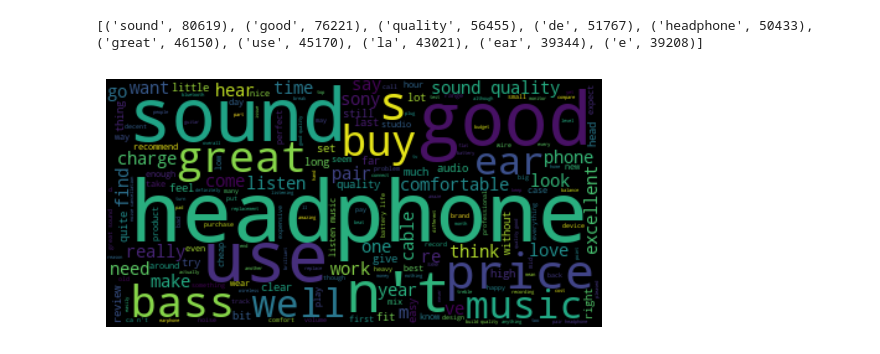
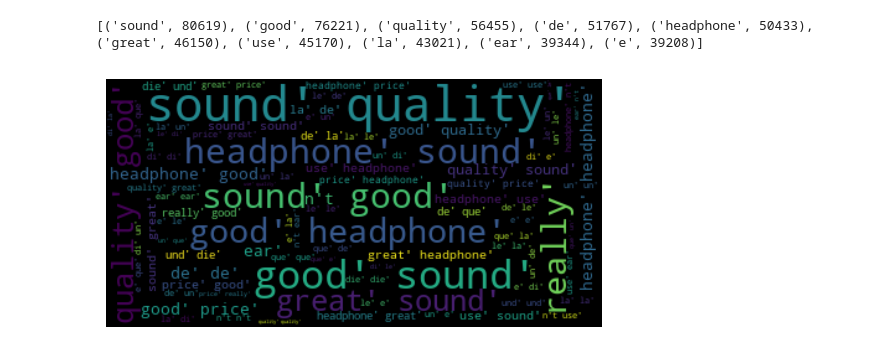
Before and after one commit to YongpengFu/Big-Data-Application, a Jupyter notebook: Web Scrapping from AmazonV5.ipynb, the cells around one changed output. Drawn from its saved outputs; the diff is of its cells as text; code cells hidden in the pictures.

```diff
--- a/Web Scrapping from AmazonV5.ipynb
+++ b/Web Scrapping from AmazonV5.ipynb
@@ -752,11 +752,10 @@ After investigating some of reviews with different rating using
 we roughly will categorize the review as follows:
 
 5.0, 4.0 >>>> Positive
-3.0 >>> Neutral
-2.0, 1.0 >>> Negative
+3.0, 2.0, 1.0 >>> Negative
 '''
 total_review['Review Rating'] = total_review['Review Rating'].astype(float).astype(str)
-conditions = {"5.0":"Positive", "4.0":"Positive","3.0":"Neutral", "2.0":"Negative", "1.0":"Negative"}
+conditions = {"5.0":"Positive", "4.0":"Positive","3.0":"Negative", "2.0":"Negative", "1.0":"Negative"}
 total_review['Review Rating Type'] = total_review['Review Rating'].map(conditions)
 # total_review.head(4)
 
@@ -775,7 +774,7 @@ from nltk import word_tokenize #use classical tokenize https://www.nltk.org/
 import re, string
 
 #Step 1 - Load our data. We only need `Review Title`, `Review Body`, and `Review Rating Type`
-total_review_rating_type = total_review.loc[:,['Review Title', 'Review Body','Review Rating Type']]
+total_review_rating_type = total_review.loc[:,['Review Title','Review Rating', 'Review Body','Review Rating Type']]
 
 #Step 2 — Tokenizing the Data and Remove noice
 # Convert to lowercase, and remove stop words
@@ -859,15 +858,23 @@ def remove_noise(review_tokens, stopwords = ()):
         lemmatizer = WordNetLemmatizer()
         token = lemmatizer.lemmatize(token, pos)
         #If we still have string left
-        if len(token) > 0 and token not in string.punctuation and token.lower() not in stop_words:
+        if len(token) > 0 and token not in string.punctuation and token.lower() not in stopwords:
             cleaned_tokens.append(token.lower())
     return cleaned_tokens
 
+#Please note, I did remove stop words in each review, but be cautious that some negation words are also
+# removed because they are contained inside the stopwords pool, like not, never...
 total_review_rating_type['Review Body Tokenized'] = total_review_rating_type\
     .apply(lambda row: remove_noise(word_tokenize(row['Review Body']), stop_words), axis=1)
+#Like I said before, some negation words like not, never are also removed during remove noise step
+#This can change the tone of sentiment analysis if you remove those negation words.
+#So I included a new column without removing stop words at all
+total_review_rating_type['Review Body Tokenized not excluding stopwords'] = total_review_rating_type\
+    .apply(lambda row: remove_noise(word_tokenize(row['Review Body'])), axis=1)
 # total_review_rating_type.to_csv("/Users/yongpengfu/Desktop/total_review_rating_type_without_stopwords.csv")
-#to show what is before and after removing noice
-total_review_rating_type.iloc[0,1], total_review_rating_type.iloc[0,3]
+#to show what is before removing noise, after removing noice without stopwords, and after removing noice with stopwords
+total_review_rating_type.iloc[0,2], " ".join(total_review_rating_type.iloc[0,4]), \
+    " ".join(total_review_rating_type.iloc[0,5])
 # %% [output]
 [nltk_data] Downloading package stopwords to
 [nltk_data]     /Users/yongpengfu/nltk_data...
@@ -926,19 +919,25 @@ print(freq_dist_pos.most_common(10))
 # %%
 '''
 Let's build a word cloud of all the reviews first before we filter out for just top scorers i
 n different categories and see what the most frequently mentioned words are.
 We define a function for plotting the word cloud to make it easy as possible to change out the source data.
 '''
-total_review_rating_type['Review Body Cleaned Review'] = total_review_rating_type['Review Body Tokenized']\
-    .apply(lambda x: ' '.join(x))
+# Review_Body_Cleaned_Review_not_excluding_stopwords = total_review_rating_type['Review Body Tokenized not excluding stopwords']\
+#     .apply(lambda x: ' '.join(x))
 
-def plot_wordcloud(series, top_n):
+def plot_wordcloud(tokenized_series, top_n = 500, keep_top_freq = 10):
     from wordcloud import WordCloud
-    wordcloud = WordCloud().generate(' '.join(series[0:top_n].astype(str)))
+
+    all_tokenized_words = get_all_words(tokenized_series)
+    freq_dist_pos = FreqDist(all_tokenized_words)
+    keep_top_words = [word for word, _ in freq_dist_pos.most_common(keep_top_freq)]
+    top_series = tokenized_series[0:top_n].apply(lambda row: [word for word in row if word in keep_top_words])
+
+    wordcloud = WordCloud().generate(' '.join(top_series.astype(str)))
     plt.imshow(wordcloud, interpolation='bilinear')
     plt.axis("off")
 #Plot the top 500 Positive reviews
-plot_wordcloud(total_review_rating_type.loc[total_review_rating_type['Review Rating Type']=="Positive",
-                                            'Review Body Cleaned Review'], top_n = 500)
+plot_wordcloud(total_review_rating_type['Review Body Tokenized'][total_review_rating_type['Review Rating Type']=="Positive"],
+               top_n = 5000, keep_top_freq = 20)
 # %% [output]
-[figure, old version]
+[figure, new version]
```
Also changed, not shown: parts of 10 cells of this notebook, 1 other file.
